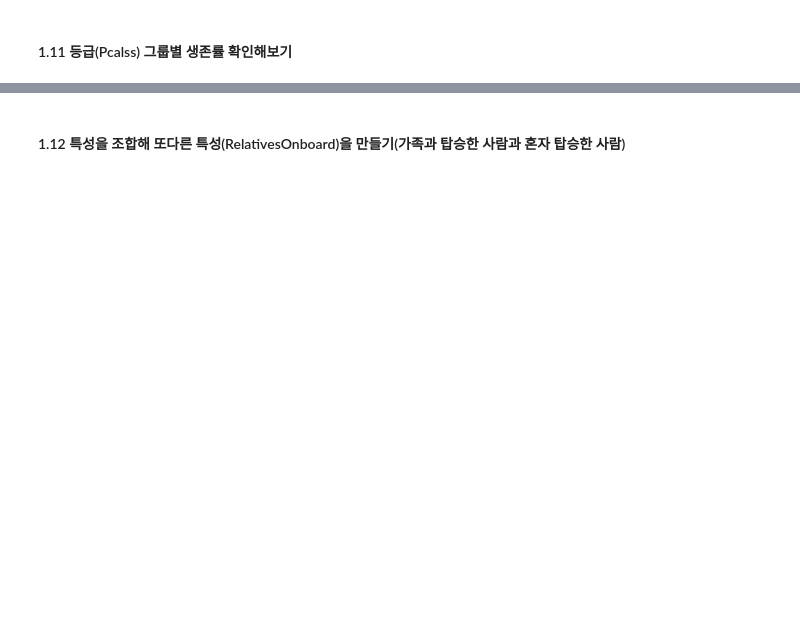
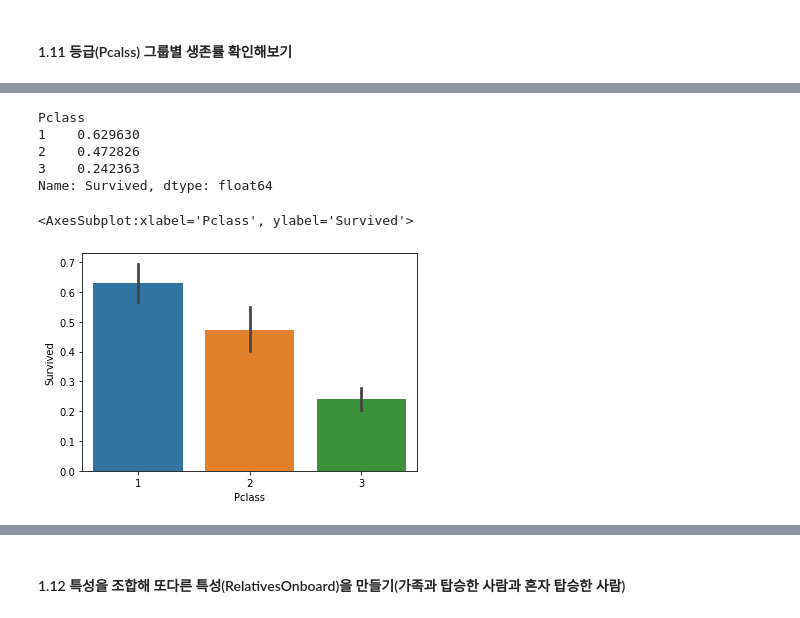
Before and after one commit to xilverh0ya/MyStudy, a Jupyter notebook: 04_ML_DL/(Exercise) Predict survival on the Titanic - using pandas.ipynb, the cells around one changed output, grey strips where cells are left out. Cells and saved outputs as stored; diff of their text form; code cells hidden in the pictures; blank space fills up the shorter version.

```diff
--- a/04_ML_DL/(Exercise) Predict survival on the Titanic - using pandas.ipynb
+++ b/04_ML_DL/(Exercise) Predict survival on the Titanic - using pandas.ipynb
@@ -61,0 +234,13 @@
+# %%
+train_data.groupby(by="Pclass")["Survived"].mean()
+# %% [output]
+Pclass
+1    0.629630
+2    0.472826
+3    0.242363
+Name: Survived, dtype: float64
+# %%
+sns.barplot(data=train_data, x="Pclass", y="Survived") # category 특성의 경우, 타깃값에 어떤 영향이 있는지 확인
+# %% [output]
+<AxesSubplot:xlabel='Pclass', ylabel='Survived'>
+[figure, added]
```
Also changed, not shown: parts of 64 cells of this notebook, 6 other files.
